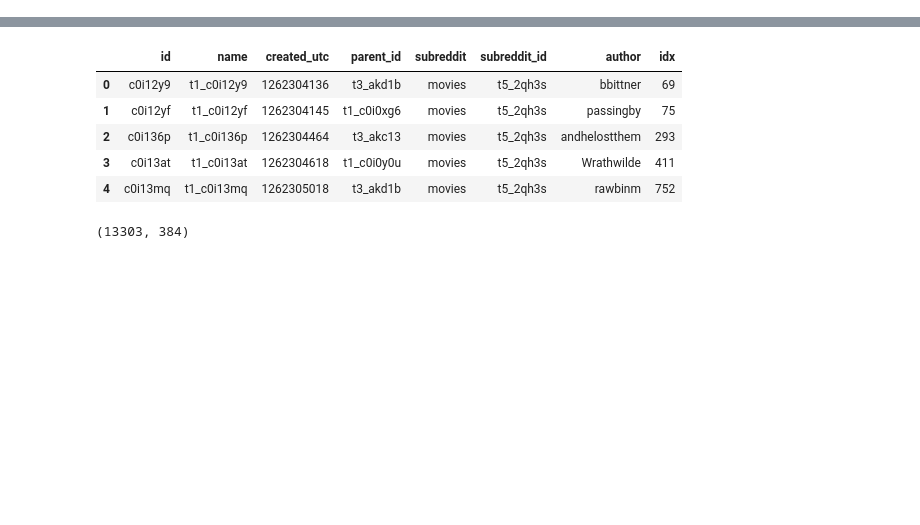
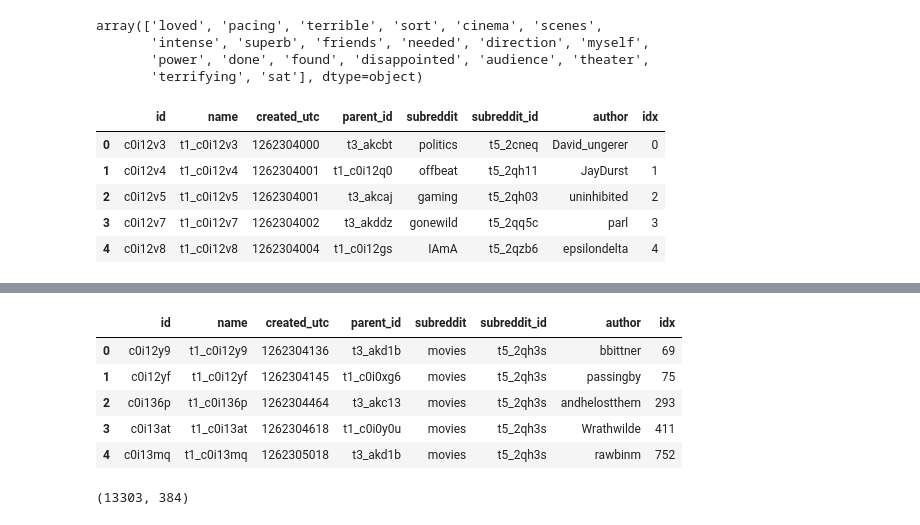
Before and after one commit to stmorse/gg, a Jupyter notebook: src/sandbox.ipynb, the cells around one changed output, grey strips where cells are left out. Drawn from its saved outputs; the diff is of its cells as text; code cells hidden in the pictures; blank space fills up the shorter version.

```diff
--- a/src/sandbox.ipynb
+++ b/src/sandbox.ipynb
@@ -23,0 +25,20 @@ DATA_PATH = '/sciclone/data10/twford/reddit/reddit/comments/'
+# %%
+tfidf['tfidf'][8]['keywords']
+# %% [output]
+array(['loved', 'pacing', 'terrible', 'sort', 'cinema', 'scenes',
+       'intense', 'superb', 'friends', 'needed', 'direction', 'myself',
+       'power', 'done', 'found', 'disappointed', 'audience', 'theater',
+       'terrifying', 'sat'], dtype=object)
+# %%
+metadata = pd.read_csv(
+    os.path.join(g['meta_path'], f'metadata_2010-01.csv'),
+    compression='gzip'
+)
+metadata.head()
+# %% [output]
+|  | id | name | created_utc | parent_id | subreddit | subreddit_id | author | idx |
+| 0 | c0i12v3 | t1_c0i12v3 | 1262304000 | t3_akcbt | politics | t5_2cneq | David_ungerer | 0 |
+| 1 | c0i12v4 | t1_c0i12v4 | 1262304001 | t1_c0i12q0 | offbeat | t5_2qh11 | JayDurst | 1 |
+| 2 | c0i12v5 | t1_c0i12v5 | 1262304001 | t3_akcaj | gaming | t5_2qh03 | uninhibited | 2 |
+| 3 | c0i12v7 | t1_c0i12v7 | 1262304002 | t3_akddz | gonewild | t5_2qq5c | parl | 3 |
+| 4 | c0i12v8 | t1_c0i12v8 | 1262304004 | t1_c0i12gs | IAmA | t5_2qzb6 | epsilondelta | 4 |
```
Also changed, not shown: parts of 7 cells of this notebook, 3 other files.
